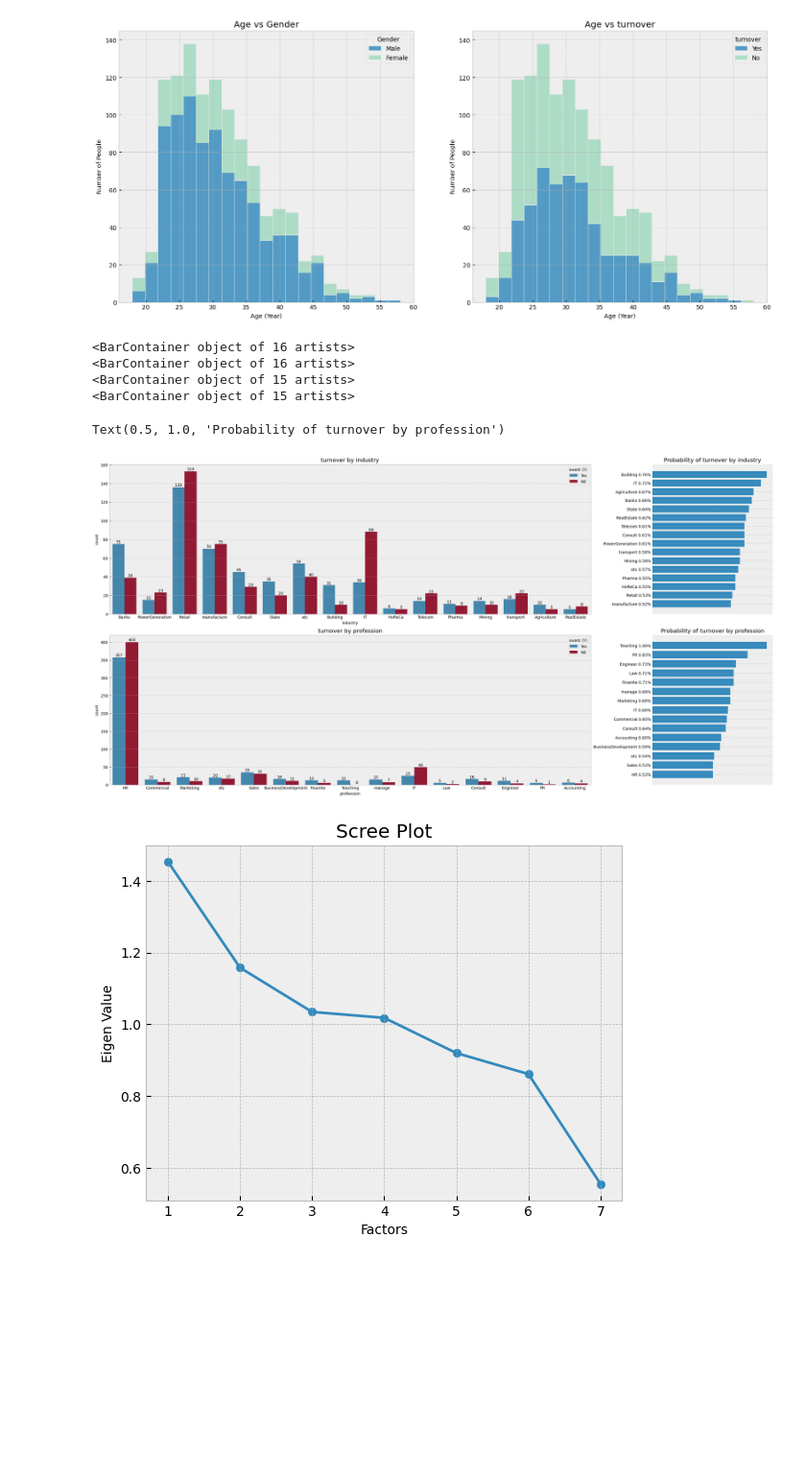
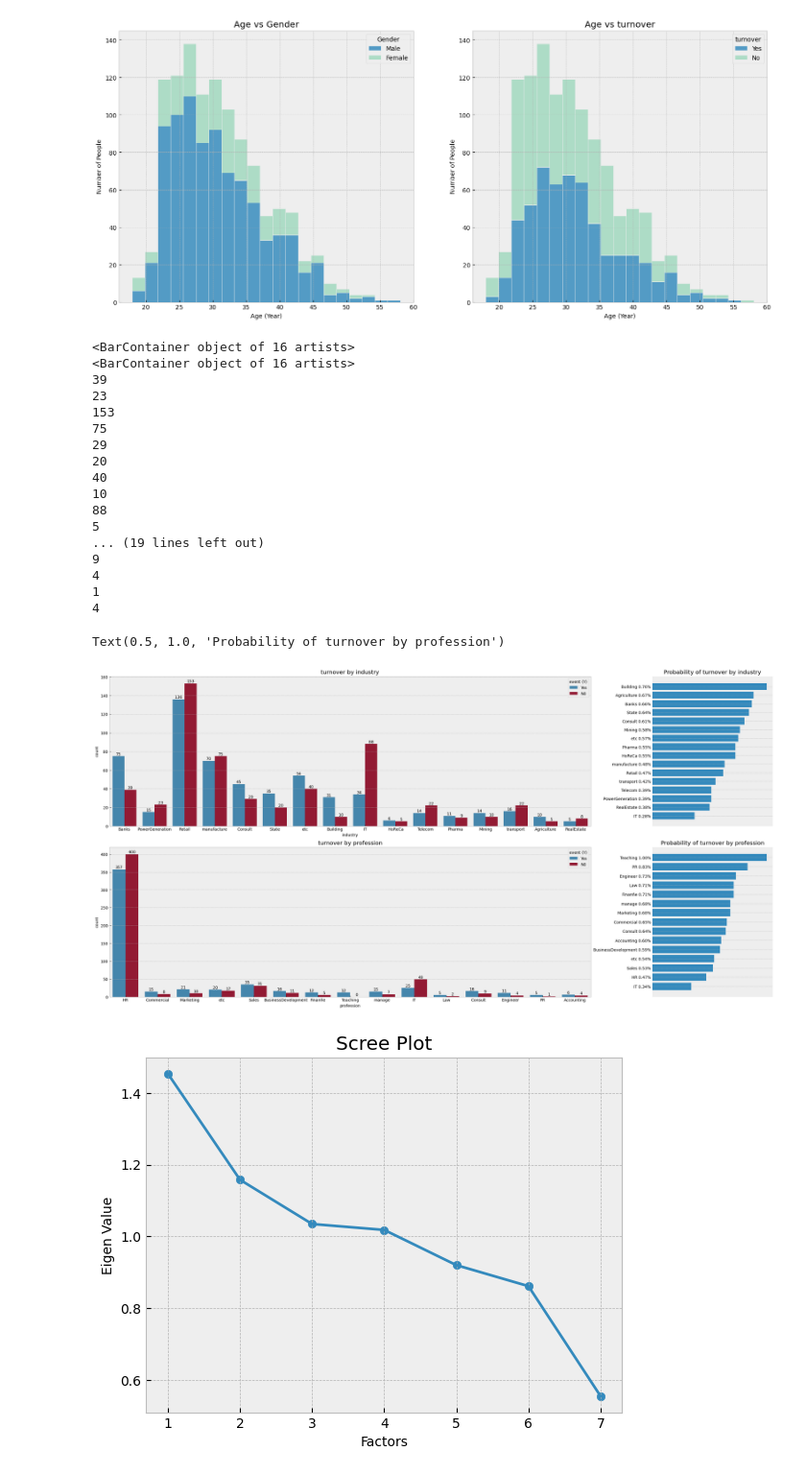
Before and after one commit to Silly-little-fellas-11/Tugas-2-Sesi-Uas-PADK, a Jupyter notebook: main.ipynb, the cells around one changed output. Shown: that part at 96% size. Cells and saved outputs as stored; diff of their text form; code cells hidden in the pictures; blank space fills up the shorter version.

```diff
--- a/main.ipynb
+++ b/main.ipynb
@@ -113,8 +118,11 @@ ax1.set_title("turnover by industry")
 ax1 = fig.add_subplot(ax[0, -1])
 percentage=[]
 for i in df["industry"].unique():
-    j= temp[temp["industry"]==i].iloc[:,0].value_counts()
-    percentage.append([i, f'{j[0]/(j[0]+j[1]) : .2f}'])
+    yes=0;no=0
+    j=temp["event (Y)"][temp["industry"]==i]
+    yes=len(j[j=="Yes"]);no=len(j[j=="N0"])
+    print(no)
+    percentage.append([i, f'{yes/(yes+no) : .2f}'])
 
 percentage=np.array(sorted(percentage, key=lambda x:x[1], reverse=False))
 
@@ -135,41 +143,54 @@ ax1.set_title('Probability of turnover by industry')
 ax1 = fig.add_subplot(ax[1, 0:4])
 temp=df[["event (Y)", "profession"]]
 bar2=sns.countplot(data=temp,x='profession',hue="event (Y)", ax=ax1)
 for i in bar2.containers:
     print(i)
     bar2.bar_label(i)
 ax1.set_title("turnover by profession")
 
 #4th plot
 ax1 = fig.add_subplot(ax[1, -1])
 percentage=[]
 for i in df["profession"].unique():
-    j= temp[temp["profession"]==i].iloc[:,0].value_counts()
-    try:
-        percentage.append([i, f'{j[0]/(j[0]+j[1]) : .2f}'])
-    except:
-        percentage.append([i, f'{j[0]/(j[0]) : .2f}'])
+    yes=0;no=0
+    j=temp["event (Y)"][temp["profession"]==i]
+    yes=len(j[j=="Yes"]);no=len(j[j=="N0"])
+    print(no)
+    percentage.append([i, f'{yes/(yes+no) : .2f}'])
 
 percentage=np.array(sorted(percentage, key=lambda x:x[1], reverse=False))
 
 ax1.barh(percentage[:,0], percentage[:,1].astype("float"))
 
 ax1.set_yticks(range(len(percentage[:,0])), [f'{i}{j}%' for i,j in zip(percentage[:,0], percentage[:,1])])
 
 for spine in ax1.spines.values():
     spine.set_visible(False)
 
 ax1.axes.get_xaxis().set_visible(False)
 ax1.tick_params(axis="y", left=False)
 
 ax1.set_title('Probability of turnover by profession')
 # %% [output]
 <BarContainer object of 16 artists>
 <BarContainer object of 16 artists>
-<BarContainer object of 15 artists>
-<BarContainer object of 15 artists>
+39
+23
+153
+75
+29
+20
+40
+10
+88
+5
+... (19 lines left out)
+9
+4
+1
+4
 Text(0.5, 1.0, 'Probability of turnover by profession')
-[figure, old version]
+[figure, new version]
 # %%
 #Factor analysis
 ordindaldf=ce.OrdinalEncoder().fit_transform(df)
```
Also changed, not shown: parts of 8 cells of this notebook, 4 other files.
